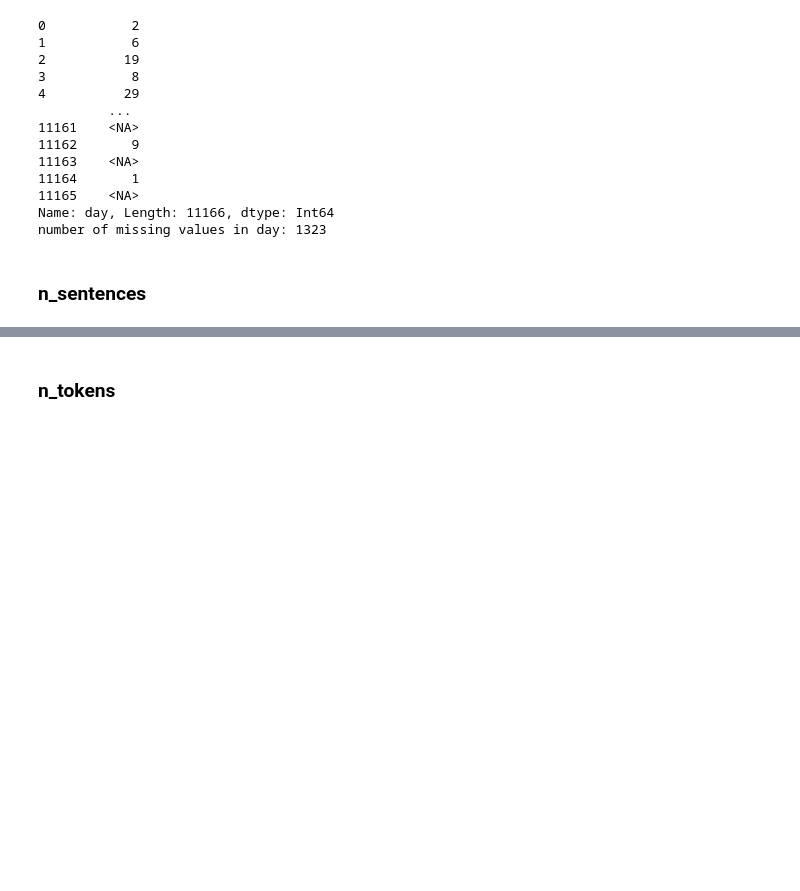
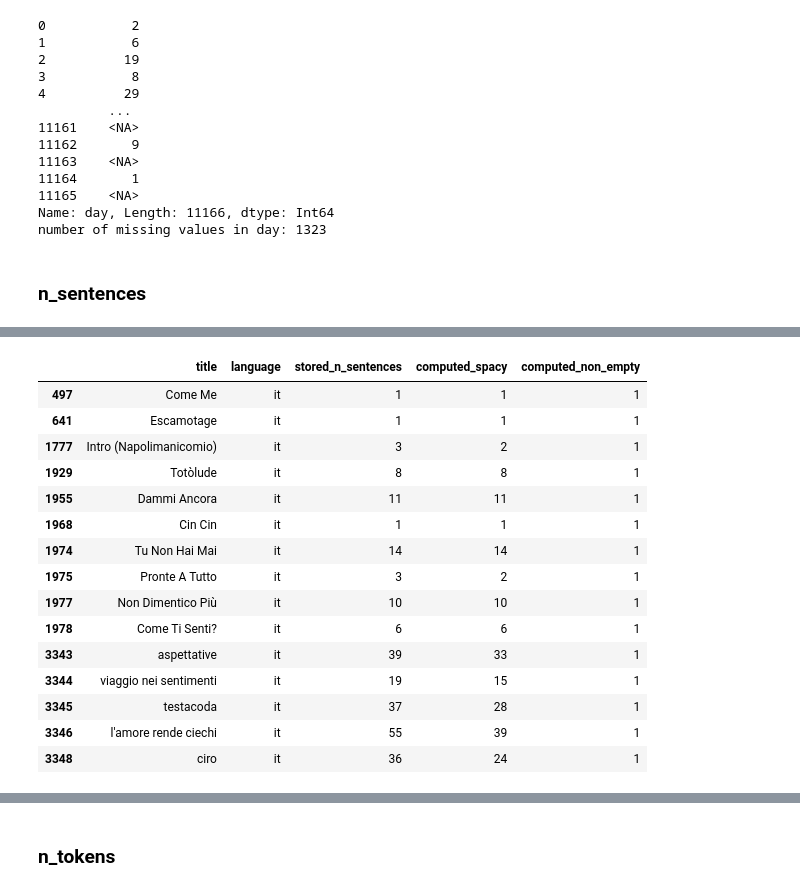
Before and after one commit to jaanisfehling/italian-rap-songs, a Jupyter notebook: data_understanding/tracks_analysis.ipynb, the cells around one changed output, grey strips where cells are left out. Saved outputs shown, nothing was run; the diff lists cells and outputs as text; code cells hidden in the pictures; blank space fills up the shorter version.

```diff
--- a/data_understanding/tracks_analysis.ipynb
+++ b/data_understanding/tracks_analysis.ipynb
@@ -393,0 +512,17 @@ there are no mismatches betweem this column and the name_artist column, so it do
+# %%
+def nullify_bad_lyrics(lyrics): #sets lyrics for instrumentals, metadata, and descriptions to NaN.
+    if pd.isna(lyrics):
+        return np.nan
+
+    #nullify remaining "contributor"
+    if 'Contributor' in lyrics:
+        return np.nan
+
+    return lyrics
+
+nans_before = df['lyrics'].isna().sum()
+df['lyrics'] = df['lyrics'].apply(nullify_bad_lyrics)
+nans_after = df['lyrics'].isna().sum()
+
+newly_nullified_count = nans_after - nans_before
+print(f"nullified {newly_nullified_count} additional rows.")
@@ -1196,0 +1519,49 @@ from those results my guess is that the number of sentences is counted from the
+# %%
+def count_sentences_spacy(lyrics, lang, stored_n_sentences):
+    if pd.isna(lyrics):
+        return 0
+    #only process italian and english (only two models used in the analysis)
+    if lang not in ['it', 'en']:
+        #return NA for missing language, otherwise keep stored value
+        return 0 if pd.isna(lang) else stored_n_sentences
+
+    nlp = models_tokenizers[lang]
+    doc = nlp(lyrics)
+    return len(list(doc.sents))
+
+computed_sentences_spacy = df.apply(
+    lambda row: count_sentences_spacy(row['lyrics'], row['language'], row['n_sentences']),
+    axis=1
+)
+
+#compare with stored values (only for rows where we computed sentences)
+computed_mask = df['language'].isin(['it', 'en']) if 'language' in df.columns else pd.Series([True] * len(df))
+mismatches_sentences_spacy = df[computed_mask & (df['n_sentences'] != computed_sentences_spacy)]
+
+print(f"Rows computed (it/en): {computed_mask.sum()}")
+print(f"Rows kept as stored (es/pt/fr/de/ru/bg): {(df['language'].notna() & ~computed_mask).sum()}")
+print(f"Rows set to NA (missing language): {df['language'].isna().sum()}")
+print(f"Matching rows: {computed_mask.sum() - len(mismatches_sentences_spacy)}")
+print(f"Mismatching rows: {len(mismatches_sentences_spacy)}\n")
+
+comparison_display = pd.DataFrame({
+    'title': df['title'],
+    'language': df['language'] if 'language' in df.columns else 'it',
+    'stored_n_sentences': df['n_sentences'],
+    'computed_spacy': computed_sentences_spacy,
+    'computed_non_empty': computed_sentences,
+    'diff_spacy': computed_sentences_spacy - df['n_sentences'],
+    'diff_non_empty': computed_sentences - df['n_sentences']
+})
+
+# Sort by absolute difference in descending order and display top 10
+display(comparison_display[computed_mask].head(10))
+
+# cases where computed_non_empty is 1
+print("\nCases where computed_non_empty = 1 (single line lyrics):")
+single_line_mask = computed_sentences == 1
+single_line_display = comparison_display[single_line_mask & computed_mask][
+    ['title', 'language', 'stored_n_sentences', 'computed_spacy', 'computed_non_empty']
+]
+display(single_line_display.head(15))
+# %% [output]
@@ -1196,0 +1585,16 @@ from those results my guess is that the number of sentences is counted from the
+|  | title | language | stored_n_sentences | computed_spacy | computed_non_empty |
+| 497 | Come Me | it | 1 | 1 | 1 |
+| 641 | Escamotage | it | 1 | 1 | 1 |
+| 1777 | Intro (Napolimanicomio) | it | 3 | 2 | 1 |
+| 1929 | Totòlude | it | 8 | 8 | 1 |
+| 1955 | Dammi Ancora | it | 11 | 11 | 1 |
+| 1968 | Cin Cin | it | 1 | 1 | 1 |
+| 1974 | Tu Non Hai Mai | it | 14 | 14 | 1 |
+| 1975 | Pronte A Tutto | it | 3 | 2 | 1 |
+| 1977 | Non Dimentico Più | it | 10 | 10 | 1 |
+| 1978 | Come Ti Senti? | it | 6 | 6 | 1 |
+| 3343 | aspettative | it | 39 | 33 | 1 |
+| 3344 | viaggio nei sentimenti | it | 19 | 15 | 1 |
+| 3345 | testacoda | it | 37 | 28 | 1 |
+| 3346 | l'amore rende ciechi | it | 55 | 39 | 1 |
+| 3348 | ciro | it | 36 | 24 | 1 |
```
Also changed, not shown: parts of 55 cells of this notebook.
